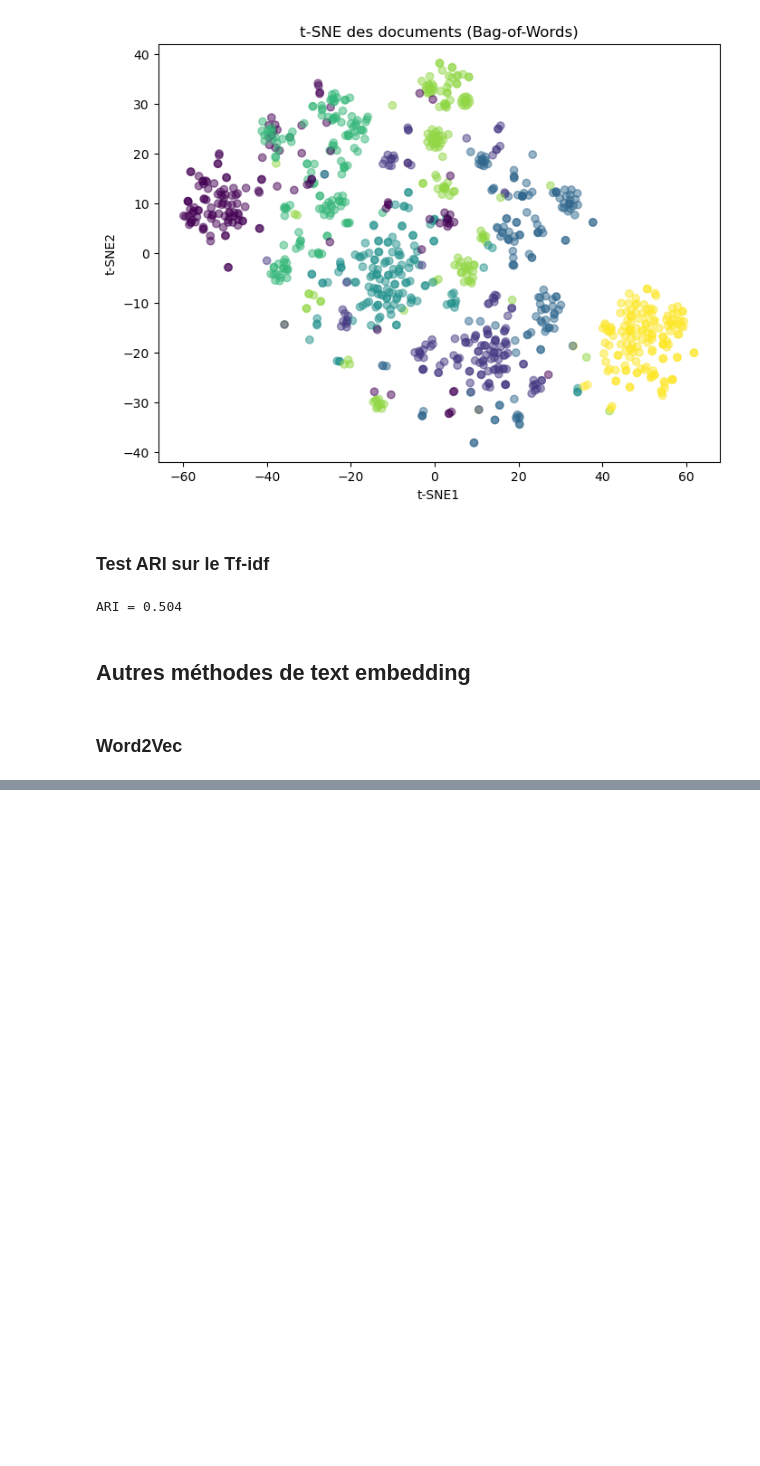
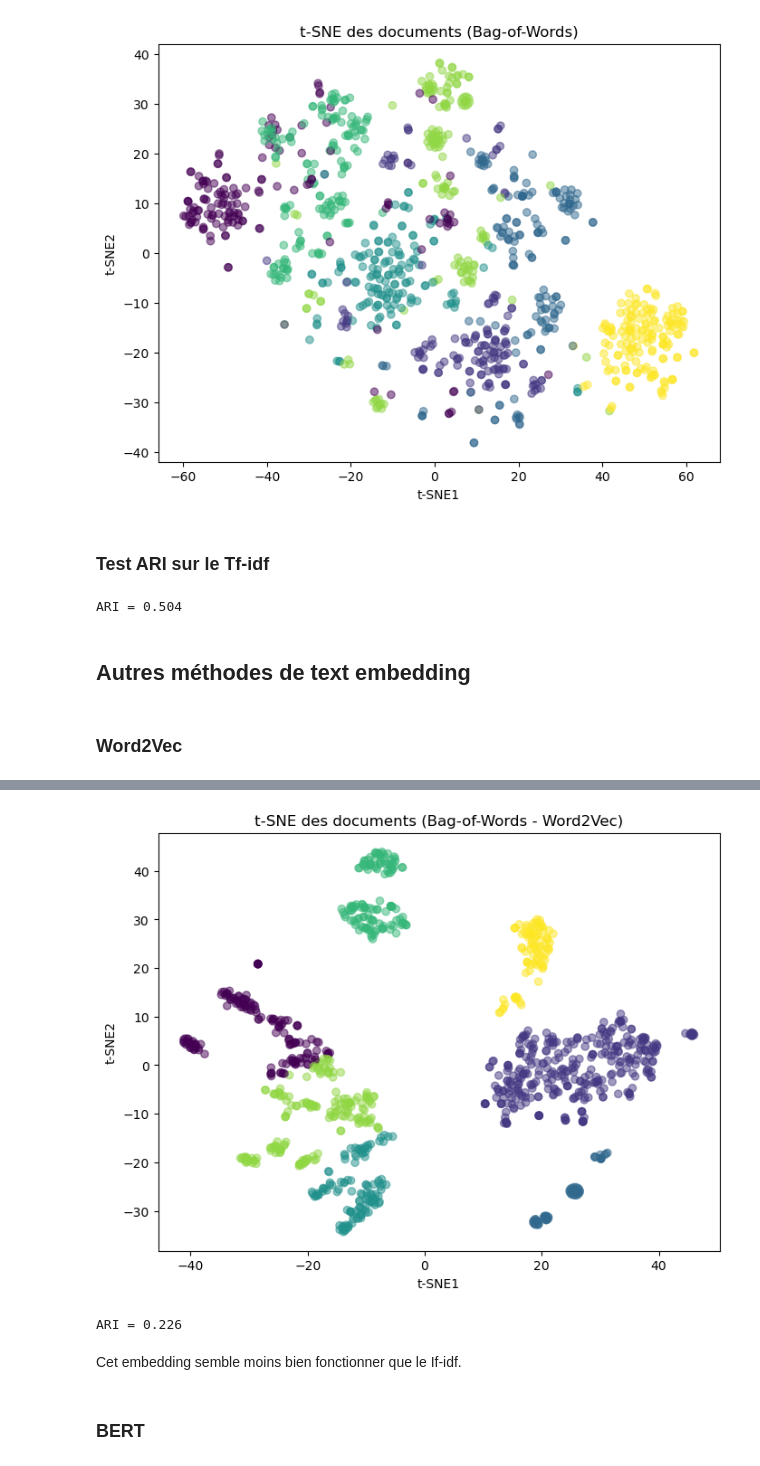
Before and after one commit to ManonVilla/OCProjet6, a Jupyter notebook: VILLA_Manon_1_pretraitement_texte.ipynb, the cells around one changed output, grey strips where cells are left out. Cells and saved outputs as stored; diff of their text form; code cells hidden in the pictures; blank space fills up the shorter version.

```diff
--- a/VILLA_Manon_1_pretraitement_texte.ipynb
+++ b/VILLA_Manon_1_pretraitement_texte.ipynb
@@ -564,0 +630,23 @@ ARI = 0.504
+# %%
+#Je vais essayer de former des clusters cohérents avec KMeans sur cette représentation t-SNE
+kmeans_w2v = KMeans(n_clusters=7, random_state=42)
+kmeans_w2v.fit(tsne_result_w2v)
+text_df['cluster_w2v'] = kmeans_w2v.labels_
+# %%
+plt.figure(figsize=(8,6))
+plt.scatter(text_df['TSNE1_w2v'], text_df['TSNE2_w2v'], c=text_df['cluster_w2v'], alpha=0.5)
+plt.title('t-SNE des documents (Bag-of-Words - Word2Vec)')
+plt.xlabel('t-SNE1')
+plt.ylabel('t-SNE2')
+plt.show()
+# %% [output]
+[figure, added]
+# %%
+ari_w2v = adjusted_rand_score(text_df['cluster_w2v'], text_df['cat_code'])
+print(f"ARI = {ari_w2v:.3f}")
+# %% [output]
+ARI = 0.226
+# %% [markdown]
+Cet embedding semble moins bien fonctionner que le If-idf.
+# %% [markdown]
+### BERT
```
Also changed, not shown: parts of 30 cells of this notebook.
